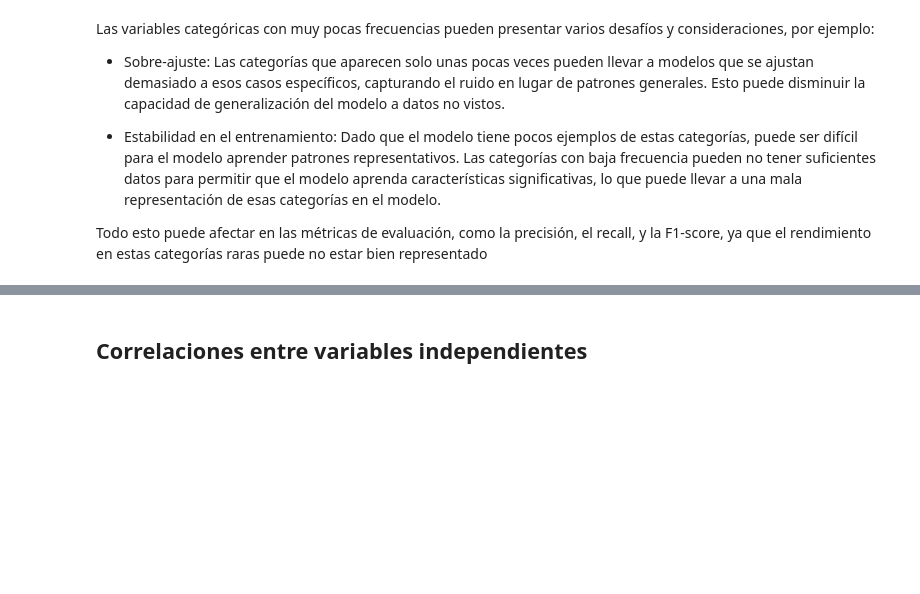
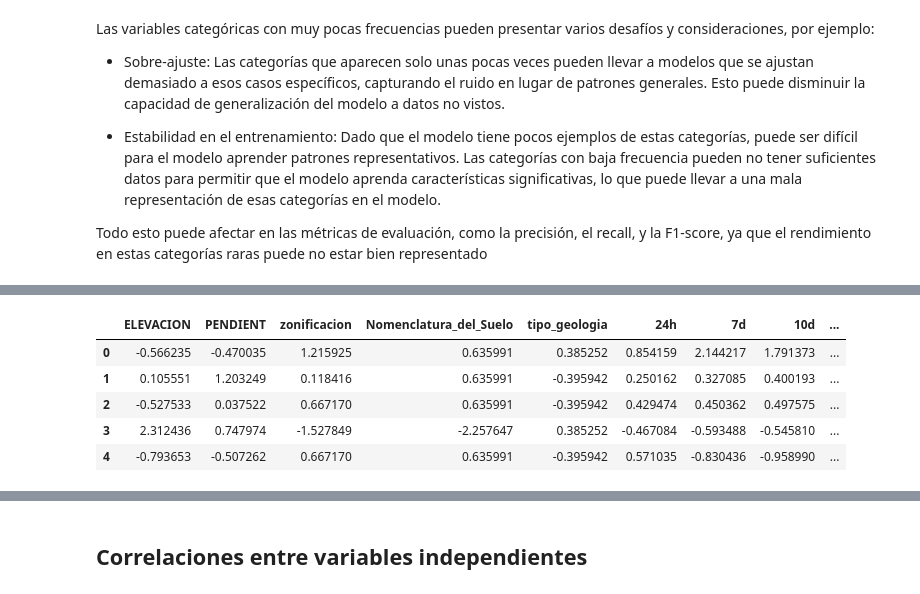
Before and after one commit to SimonLopezR/estimacion_riesgo_deslizamiento, a Jupyter notebook: docs/_build/jupyter_execute/eda.ipynb, the cells around one changed output, grey strips where cells are left out. Saved outputs shown, nothing was run; the diff lists cells and outputs as text; code cells hidden in the pictures; blank space fills up the shorter version.

```diff
--- a/docs/_build/jupyter_execute/eda.ipynb
+++ b/docs/_build/jupyter_execute/eda.ipynb
@@ -182,0 +202,9 @@ Todo esto puede afectar en las métricas de evaluación, como la precisión, el
+# %%
+X_scaled.head()
+# %% [output]
+|  | ELEVACION | PENDIENT | zonificacion | Nomenclatura_del_Suelo | tipo_geologia | 24h | 7d | 10d | ... |
+| 0 | -0.566235 | -0.470035 | 1.215925 | 0.635991 | 0.385252 | 0.854159 | 2.144217 | 1.791373 | ... |
+| 1 | 0.105551 | 1.203249 | 0.118416 | 0.635991 | -0.395942 | 0.250162 | 0.327085 | 0.400193 | ... |
+| 2 | -0.527533 | 0.037522 | 0.667170 | 0.635991 | -0.395942 | 0.429474 | 0.450362 | 0.497575 | ... |
+| 3 | 2.312436 | 0.747974 | -1.527849 | -2.257647 | 0.385252 | -0.467084 | -0.593488 | -0.545810 | ... |
+| 4 | -0.793653 | -0.507262 | 0.667170 | 0.635991 | -0.395942 | 0.571035 | -0.830436 | -0.958990 | ... |
```
Also changed, not shown: parts of 19 cells of this notebook, 22 other files.
